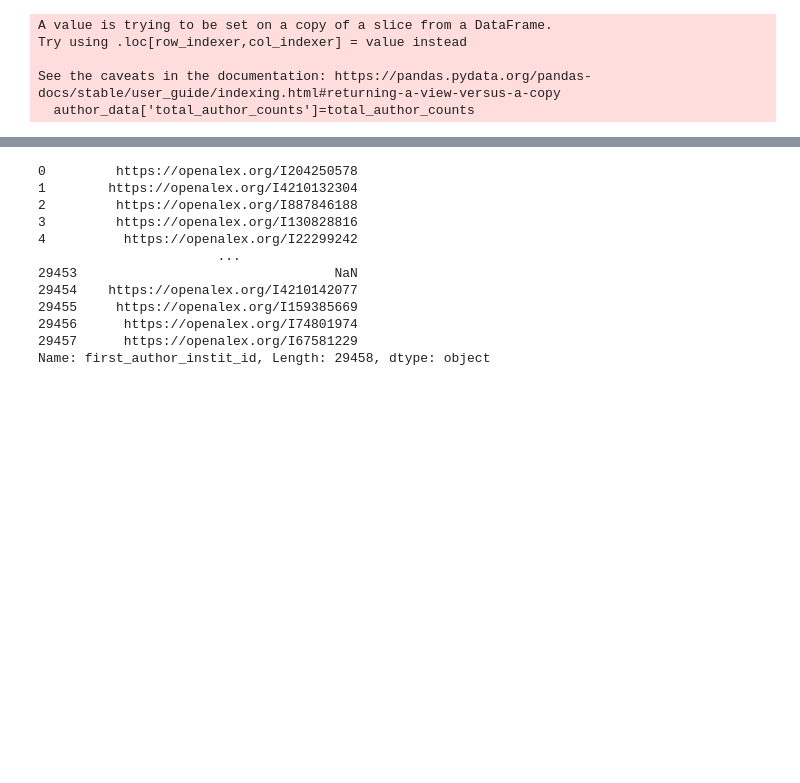
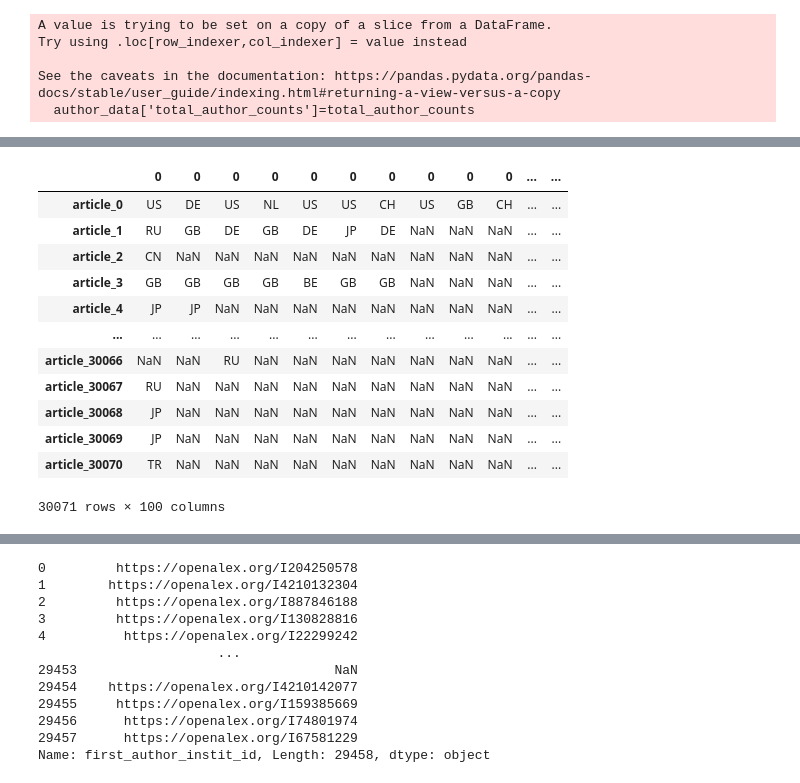
Before and after one commit to SINEBB/Thesis, a Jupyter notebook: Preliminary analysis 1.1.ipynb, the cells around one changed output, grey strips where cells are left out. Cells and saved outputs as stored; diff of their text form; code cells hidden in the pictures; blank space fills up the shorter version.

```diff
--- a/Preliminary analysis 1.1.ipynb
+++ b/Preliminary analysis 1.1.ipynb
@@ -136,0 +279,10 @@ authorships=authorships.add_prefix('author_position_')
+# %%
+# create unique identifier for each repeated column
+identifier = all_authors_info.columns.to_series().groupby(level=0).transform('cumcount')
+
+# rename columns with the new identifiers
+all_authors_info.columns = all_authors_info.columns.astype('string') + identifier.astype('string')
+# %%
+all_authors_infos=[]
+for i in range(len(authorship_positions)):
+    all_authors_infos.append(all_authors_info[[f'author_id{i}', f'author_name{i}']])
@@ -136,0 +311,3 @@ authorships=authorships.add_prefix('author_position_')
+# %%
+%%time
+all_authors_countries = pd.concat([all_authors[f'countries{i}'].apply(pd.Series) for i in range(len(authorship_positions))], axis=1)
@@ -136,0 +317,19 @@ authorships=authorships.add_prefix('author_position_')
+# %%
+#authors_first_country
+all_authors_first_countries=all_authors_countries[0]
+# %%
+all_authors_first_countries
+# %% [output]
+|  | 0 | 0 | 0 | 0 | 0 | 0 | 0 | 0 | 0 | 0 | ... | ... |
+| article_0 | US | DE | US | NL | US | US | CH | US | GB | CH | ... | ... |
+| article_1 | RU | GB | DE | GB | DE | JP | DE | NaN | NaN | NaN | ... | ... |
+| article_2 | CN | NaN | NaN | NaN | NaN | NaN | NaN | NaN | NaN | NaN | ... | ... |
+| article_3 | GB | GB | GB | GB | BE | GB | GB | NaN | NaN | NaN | ... | ... |
+| article_4 | JP | JP | NaN | NaN | NaN | NaN | NaN | NaN | NaN | NaN | ... | ... |
+| ... | ... | ... | ... | ... | ... | ... | ... | ... | ... | ... | ... | ... |
+| article_30066 | NaN | NaN | RU | NaN | NaN | NaN | NaN | NaN | NaN | NaN | ... | ... |
+| article_30067 | RU | NaN | NaN | NaN | NaN | NaN | NaN | NaN | NaN | NaN | ... | ... |
+| article_30068 | JP | NaN | NaN | NaN | NaN | NaN | NaN | NaN | NaN | NaN | ... | ... |
+| article_30069 | JP | NaN | NaN | NaN | NaN | NaN | NaN | NaN | NaN | NaN | ... | ... |
+| article_30070 | TR | NaN | NaN | NaN | NaN | NaN | NaN | NaN | NaN | NaN | ... | ... |
+30071 rows × 100 columns
```
Also changed, not shown: parts of 88 cells of this notebook.
